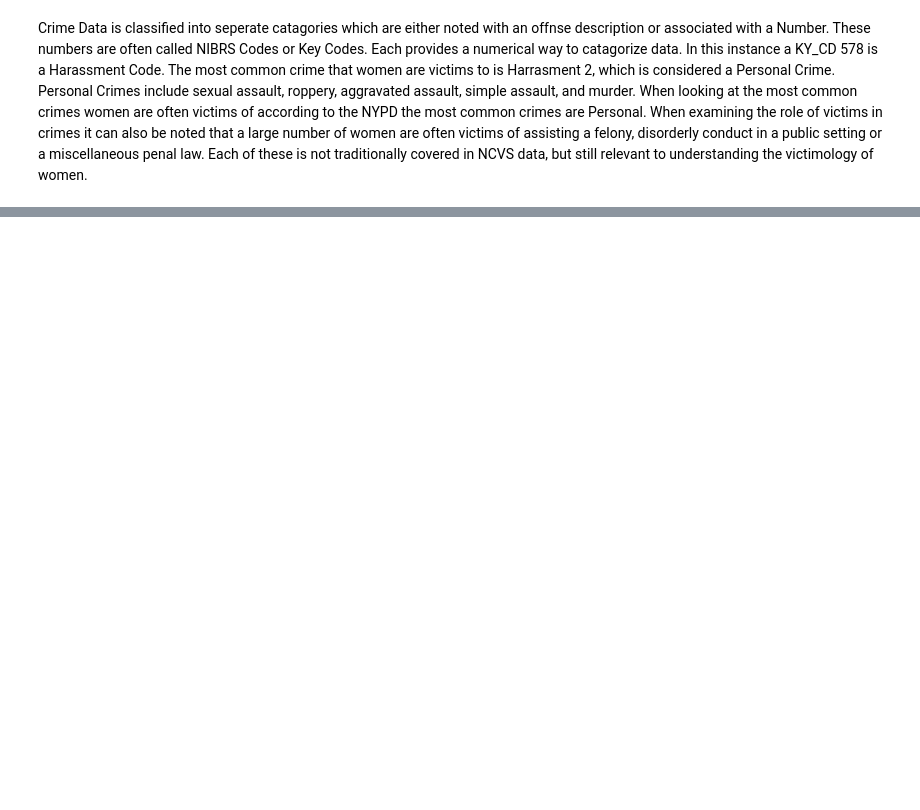
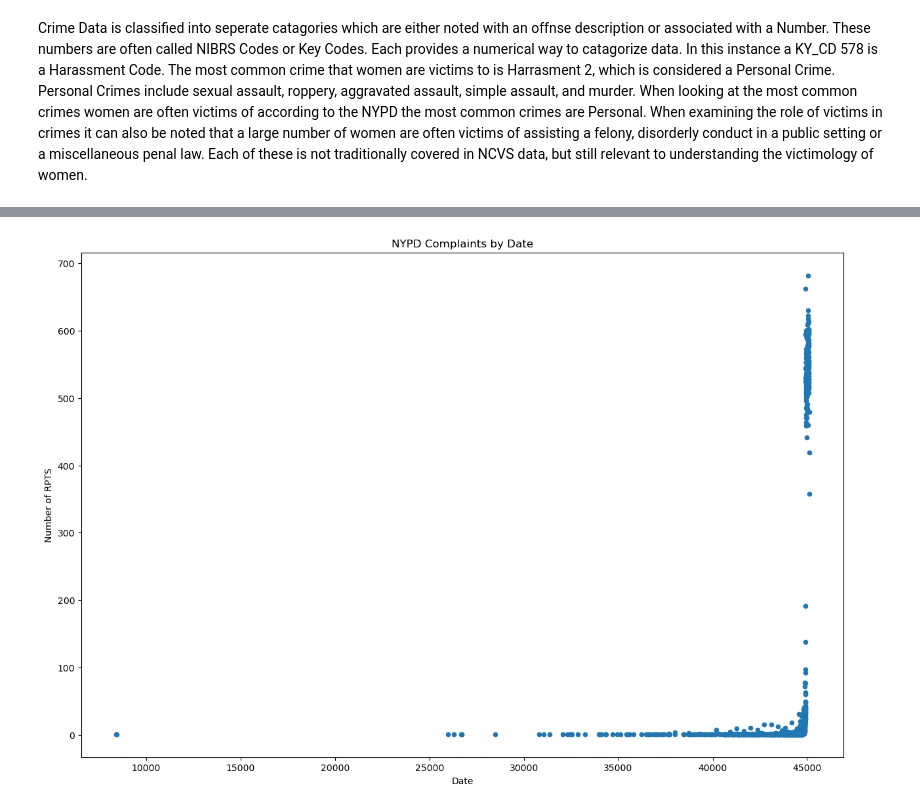
Before and after one commit to accoffin12/CrimeVictimAnalysis_Capstone, a Jupyter notebook: Crime Victim Data Exploration Analysis.ipynb, the cells around one changed output, grey strips where cells are left out. Cells and saved outputs as stored; diff of their text form; code cells hidden in the pictures; blank space fills up the shorter version.

```diff
--- a/Crime Victim Data Exploration Analysis.ipynb
+++ b/Crime Victim Data Exploration Analysis.ipynb
@@ -126,0 +146,9 @@ KeyError: 'age_group'
+# %%
+grouped_dt = NYPD.groupby('CMPLNT_FR_DT')['CMPLNT_FR_DTM'].value_counts().reset_index(name='Count')
+grouped_dt.plot(kind='scatter', x='CMPLNT_FR_DTM', y='Count', figsize=(15, 10))
+plt.title("NYPD Complaints by Date")
+plt.xlabel("Date")
+plt.ylabel("Number of RPTS")
+plt.show()
+# %% [output]
+[figure, added]
```
Also changed, not shown: parts of 10 cells of this notebook, 4 other files.
